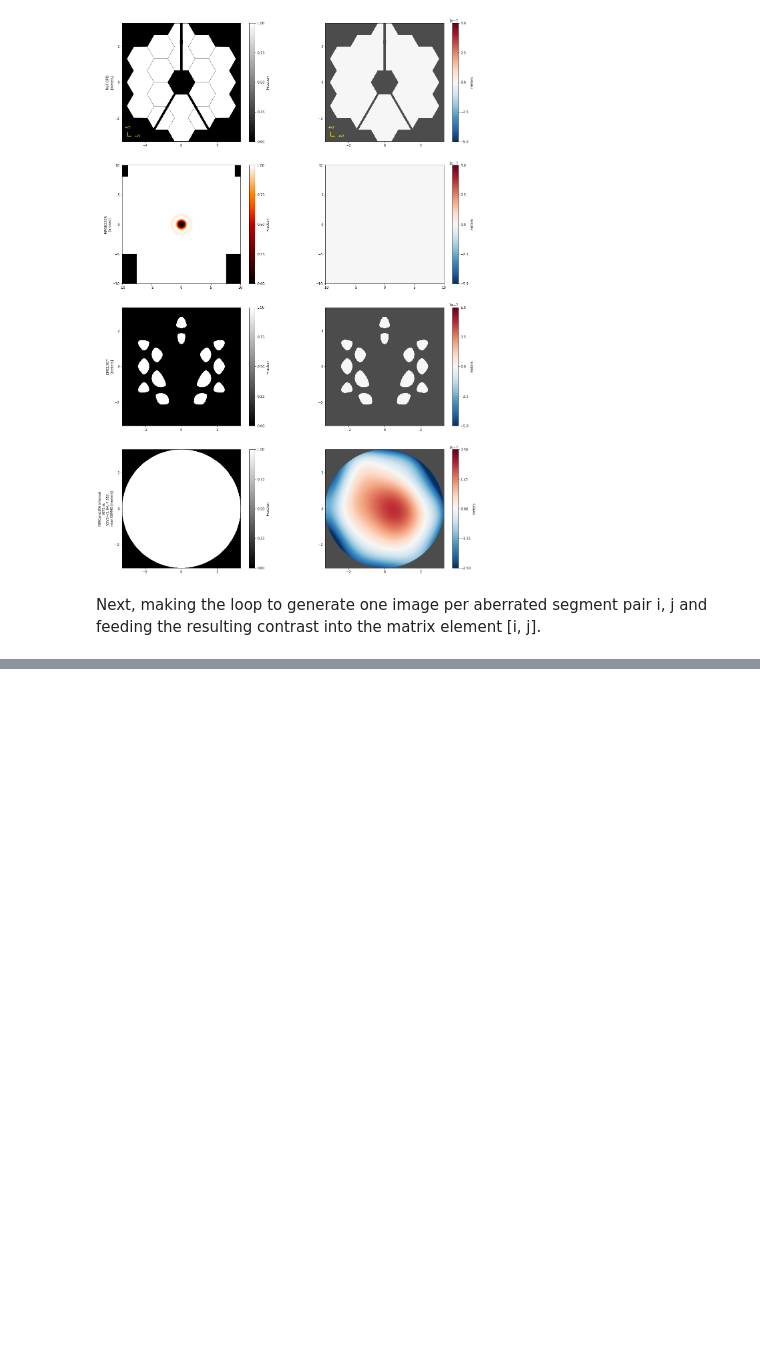
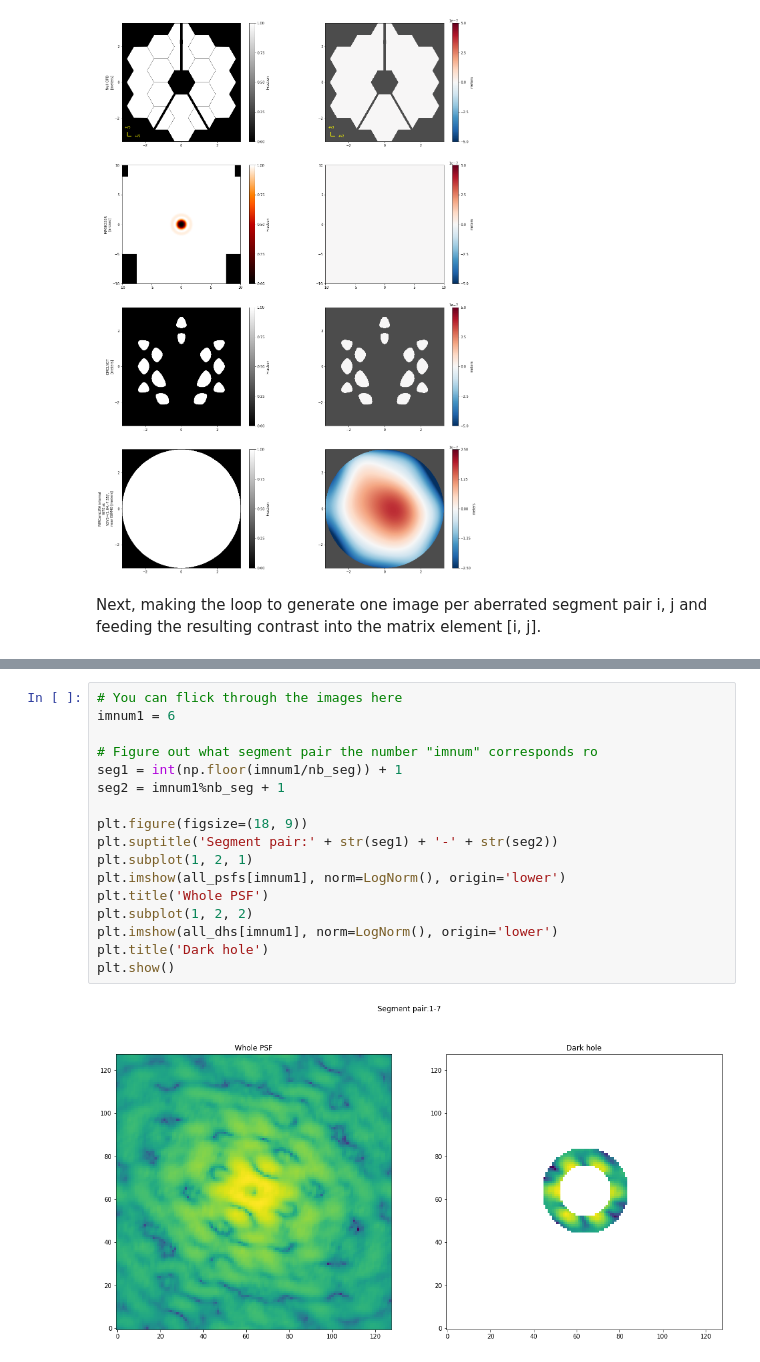
Before and after one commit to spacetelescope/PASTIS, a Jupyter notebook: Jupyter Notebooks/4_Testing numerical matrix generation.ipynb, the cells around one changed output, grey strips where cells are left out. Saved outputs shown, nothing was run; the diff lists cells and outputs as text; blank space fills up the shorter version.

```diff
--- a/Jupyter Notebooks/4_Testing numerical matrix generation.ipynb
+++ b/Jupyter Notebooks/4_Testing numerical matrix generation.ipynb
@@ -185,0 +220,19 @@ STEP: 1-3 / 3-3
+# %%
+# You can flick through the images here
+imnum1 = 6
+
+# Figure out what segment pair the number "imnum" corresponds ro
+seg1 = int(np.floor(imnum1/nb_seg)) + 1
+seg2 = imnum1%nb_seg + 1
+
+plt.figure(figsize=(18, 9))
+plt.suptitle('Segment pair:' + str(seg1) + '-' + str(seg2))
+plt.subplot(1, 2, 1)
+plt.imshow(all_psfs[imnum1], norm=LogNorm(), origin='lower')
+plt.title('Whole PSF')
+plt.subplot(1, 2, 2)
+plt.imshow(all_dhs[imnum1], norm=LogNorm(), origin='lower')
+plt.title('Dark hole')
+plt.show()
+# %% [output]
+[figure, added]
```
Also changed, not shown: parts of 13 cells of this notebook.
